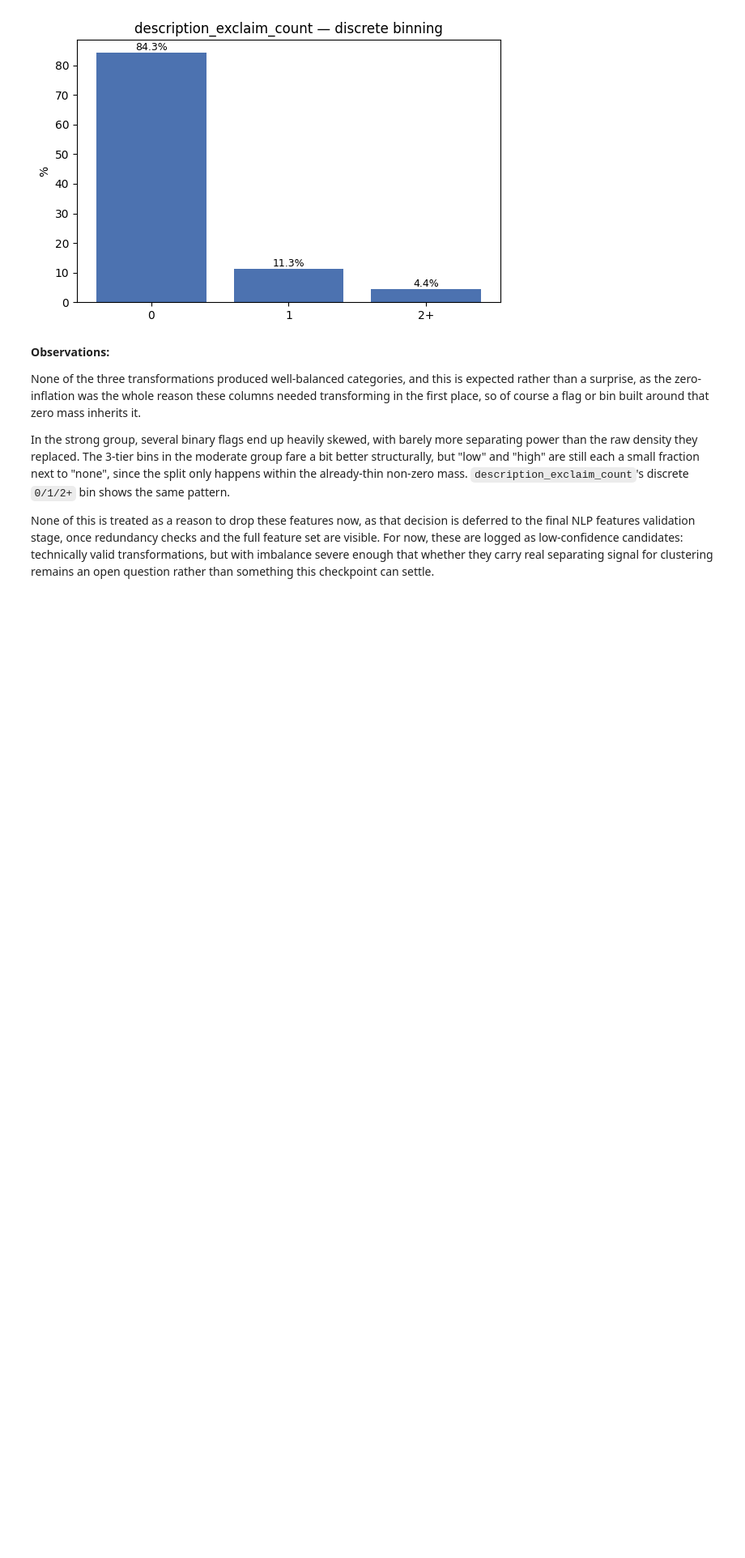
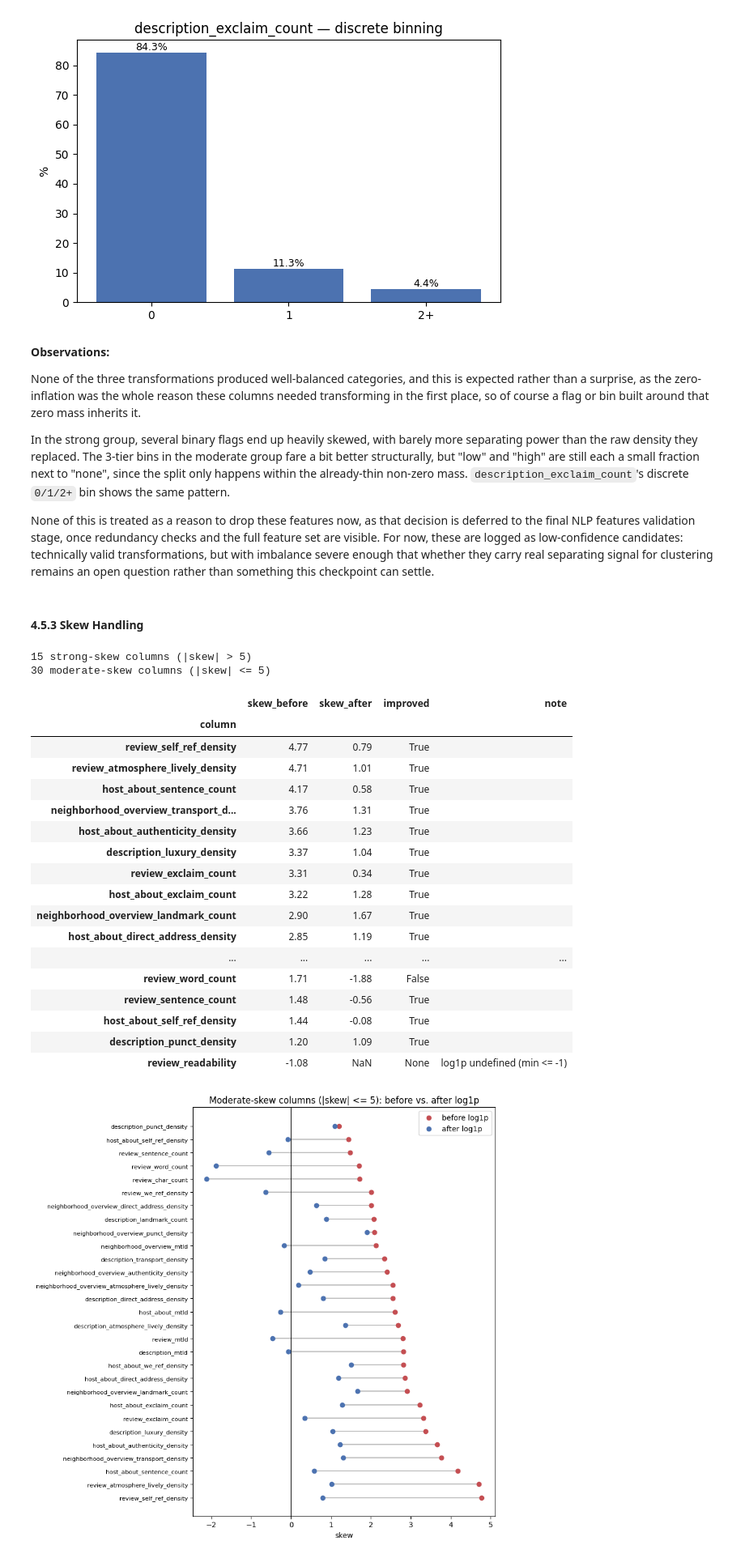
Before and after one commit to pln6/airbnb-market-segmentation-analysis, a Jupyter notebook: notebooks/02_feature_engineering.ipynb, the cells around one changed output. Shown at 81% size. Drawn from its saved outputs; the diff is of its cells as text; code cells hidden in the pictures; blank space fills up the shorter version.

Commit message:
feat: add skew handling to NLP feature checkpoint

```diff
--- a/notebooks/02_feature_engineering.ipynb
+++ b/notebooks/02_feature_engineering.ipynb
@@ -3615,3 +3615,81 @@ None of the three transformations produced well-balanced categories, and this is
 In the strong group, several binary flags end up heavily skewed, with barely more separating power than the raw density they replaced. The 3-tier bins in the moderate group fare a bit better structurally, but "low" and "high" are still each a small fraction next to "none", since the split only happens within the already-thin non-zero mass. `description_exclaim_count`'s discrete `0/1/2+` bin shows the same pattern.
 
 None of this is treated as a reason to drop these features now, as that decision is deferred to the final NLP features validation stage, once redundancy checks and the full feature set are visible. For now, these are logged as low-confidence candidates: technically valid transformations, but with imbalance severe enough that whether they carry real separating signal for clustering remains an open question rather than something this checkpoint can settle.
+# %% [markdown]
+#### 4.5.3 Skew Handling
+# %%
+STRONG_SKEW_THRESHOLD = 5
+
+skewed_columns_all = feature_audit.loc[feature_audit['flag'] == 'skewed', 'column'].tolist()
+skewed_audit = feature_audit.set_index('column').loc[skewed_columns_all, 'skew']
+
+extreme_skew_cols = skewed_audit[skewed_audit.abs() > STRONG_SKEW_THRESHOLD].index.tolist()
+moderate_skew_cols = skewed_audit[skewed_audit.abs() <= STRONG_SKEW_THRESHOLD].index.tolist()
+
+print(f"{len(extreme_skew_cols)} strong-skew columns (|skew| > {STRONG_SKEW_THRESHOLD})")
+print(f"{len(moderate_skew_cols)} moderate-skew columns (|skew| <= {STRONG_SKEW_THRESHOLD})")
+# %% [output]
+15 strong-skew columns (|skew| > 5)
+30 moderate-skew columns (|skew| <= 5)
+# %%
+def skew_before_after(cols):
+    """Empirically check log1p's effect on skew, per column.
+    Columns with min <= -1 are flagged rather than silently NaN'd out."""
+    rows = []
+    for col in cols:
+        data = listings_clean[col].dropna()
+        sk_before = round(scipy_skew(data), 2) if data.nunique() > 1 else 0
+        if data.min() <= -1:
+            rows.append({'column': col, 'skew_before': sk_before, 'skew_after': np.nan,
+                         'improved': None, 'note': 'log1p undefined (min <= -1)'})
+            continue
+        log_data = np.log1p(data)
+        sk_after = round(scipy_skew(log_data), 2) if log_data.nunique() > 1 else 0
+        rows.append({
+            'column': col, 'skew_before': sk_before, 'skew_after': sk_after,
+            'improved': abs(sk_after) < abs(sk_before), 'note': ''
+        })
+    return pd.DataFrame(rows).set_index('column')
+
+def plot_skew_dumbbell(check_df, title):
+    """Dumbbell plot: one line per column connecting its skew before/after log1p,
+    sorted by pre-transform severity. Columns with no after-value (log1p undefined) are excluded from the plot but stay in the table."""
+    plot_data = check_df.dropna(subset=['skew_after']).sort_values('skew_before', key=abs, ascending=False)
+    y_pos = range(len(plot_data))
+
+    fig, ax = plt.subplots(figsize=(9, max(4, len(plot_data) * 0.3)))
+    ax.hlines(y=y_pos, xmin=plot_data['skew_before'], xmax=plot_data['skew_after'], color='grey', alpha=0.5)
+    ax.scatter(plot_data['skew_before'], y_pos, color='#c44e52', label='before log1p', zorder=3)
+    ax.scatter(plot_data['skew_after'], y_pos, color='#4c72b0', label='after log1p', zorder=3)
+    ax.axvline(0, color='black', linewidth=0.8)
+    ax.set_yticks(y_pos)
+    ax.set_yticklabels(plot_data.index, fontsize=8)
+    ax.set_xlabel('skew')
+    ax.set_title(title)
+    ax.legend()
+    plt.tight_layout()
+    plt.show()
+# %%
+moderate_check = skew_before_after(moderate_skew_cols)
+display(moderate_check.sort_values('skew_before', key=abs, ascending=False))
+plot_skew_dumbbell(moderate_check, 'Moderate-skew columns (|skew| <= 5): before vs. after log1p')
+# %% [output]
+|  | skew_before | skew_after | improved | note |
+| column |  |  |  |  |
+| review_self_ref_density | 4.77 | 0.79 | True |  |
+| review_atmosphere_lively_density | 4.71 | 1.01 | True |  |
+| host_about_sentence_count | 4.17 | 0.58 | True |  |
+| neighborhood_overview_transport_d... | 3.76 | 1.31 | True |  |
+| host_about_authenticity_density | 3.66 | 1.23 | True |  |
+| description_luxury_density | 3.37 | 1.04 | True |  |
+| review_exclaim_count | 3.31 | 0.34 | True |  |
+| host_about_exclaim_count | 3.22 | 1.28 | True |  |
+| neighborhood_overview_landmark_count | 2.90 | 1.67 | True |  |
+| host_about_direct_address_density | 2.85 | 1.19 | True |  |
+| ... | ... | ... | ... | ... |
+| review_word_count | 1.71 | -1.88 | False |  |
+| review_sentence_count | 1.48 | -0.56 | True |  |
+| host_about_self_ref_density | 1.44 | -0.08 | True |  |
+| description_punct_density | 1.20 | 1.09 | True |  |
+| review_readability | -1.08 | NaN | None | log1p undefined (min <= -1) |
+[figure, added]
```
Also changed, not shown: parts of 3 cells of this notebook.
